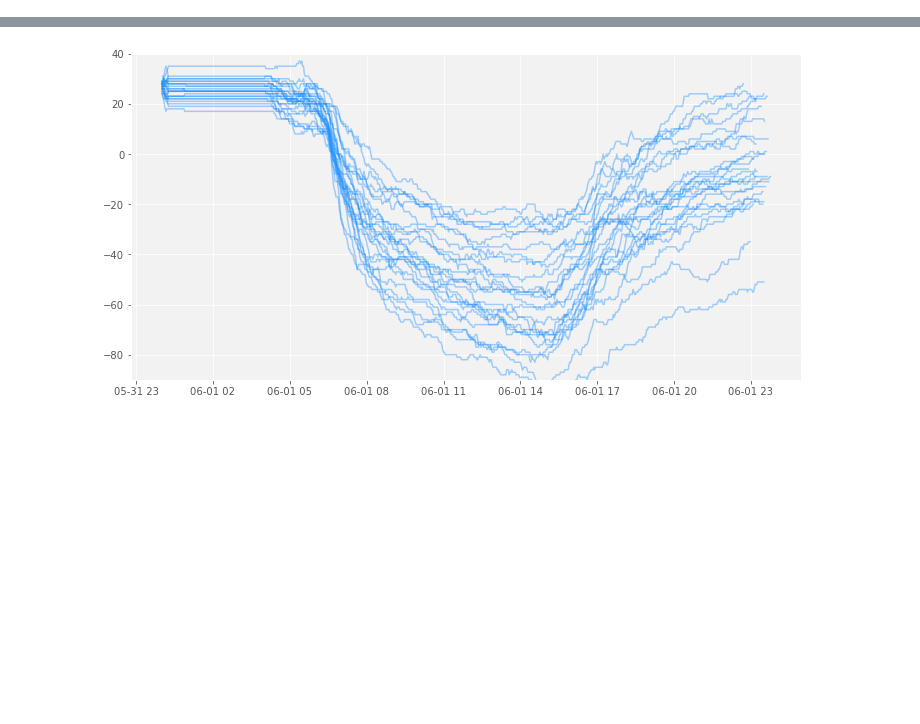
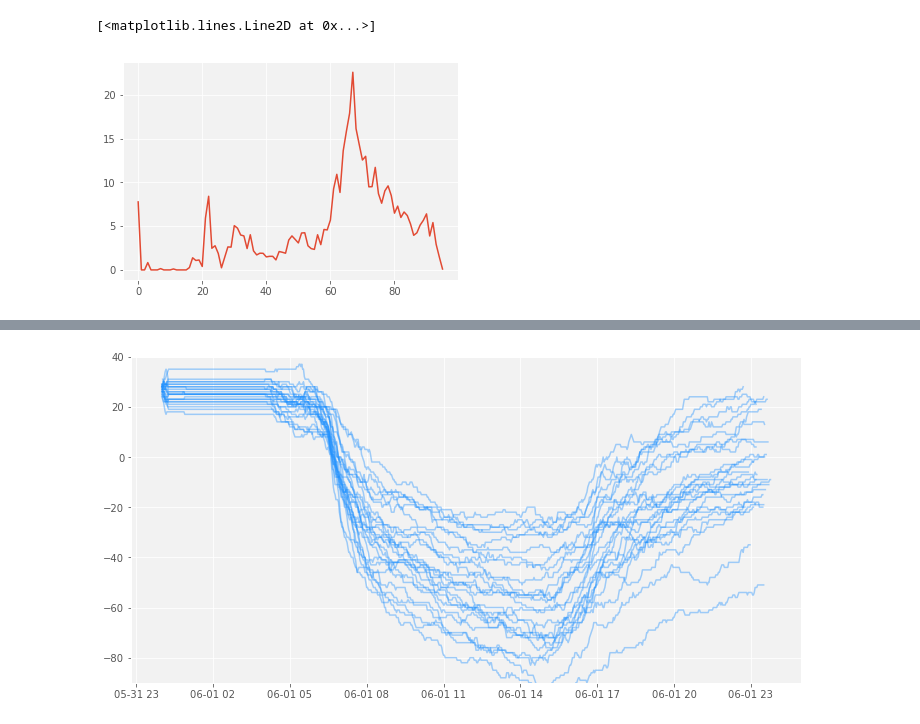
Before and after one commit to msgolovina/bss_project, a Jupyter notebook: station_simulation.ipynb, the cells around one changed output, grey strips where cells are left out. Saved outputs shown, nothing was run; the diff lists cells and outputs as text; code cells hidden in the pictures; blank space fills up the shorter version.

```diff
--- a/station_simulation.ipynb
+++ b/station_simulation.ipynb
@@ -4,6 +4,11 @@ file = open('rates.dat', 'rb') # rates that were estimated in working_file.ipynb
 ar_adj = pickle.load(file)
 dep_adj = pickle.load(file)
 file.close()
+# %%
+plt.plot(ar_adj.values)
+# %% [output]
+[<matplotlib.lines.Line2D at 0x...>]
+[figure, added]
 # %%
 import pandas as pd
 import numpy as np
```
Also changed, not shown: parts of 1 cell of this notebook, 1 other file.
